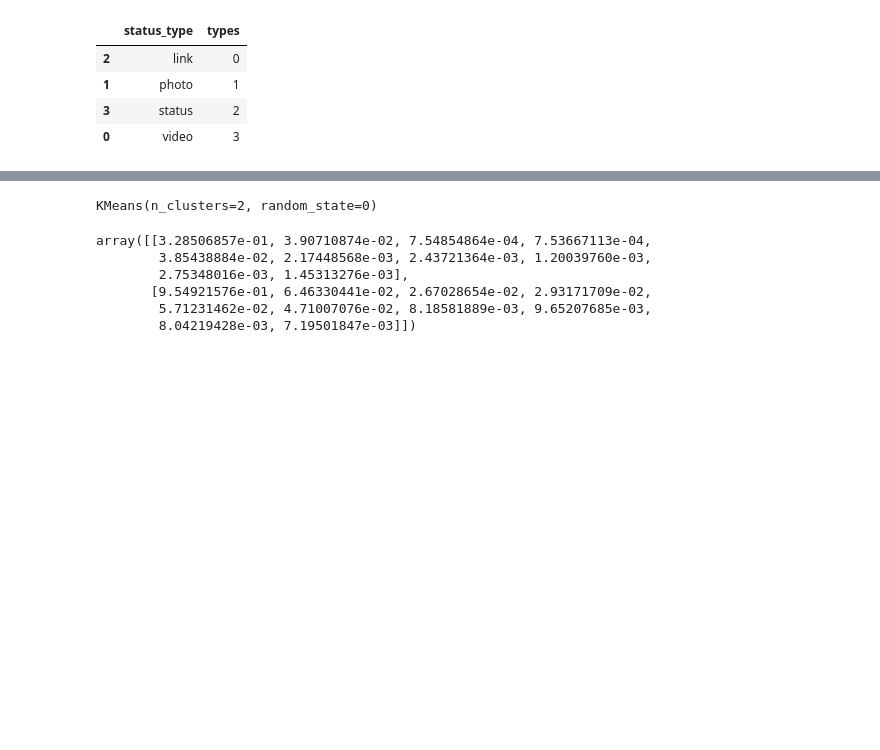
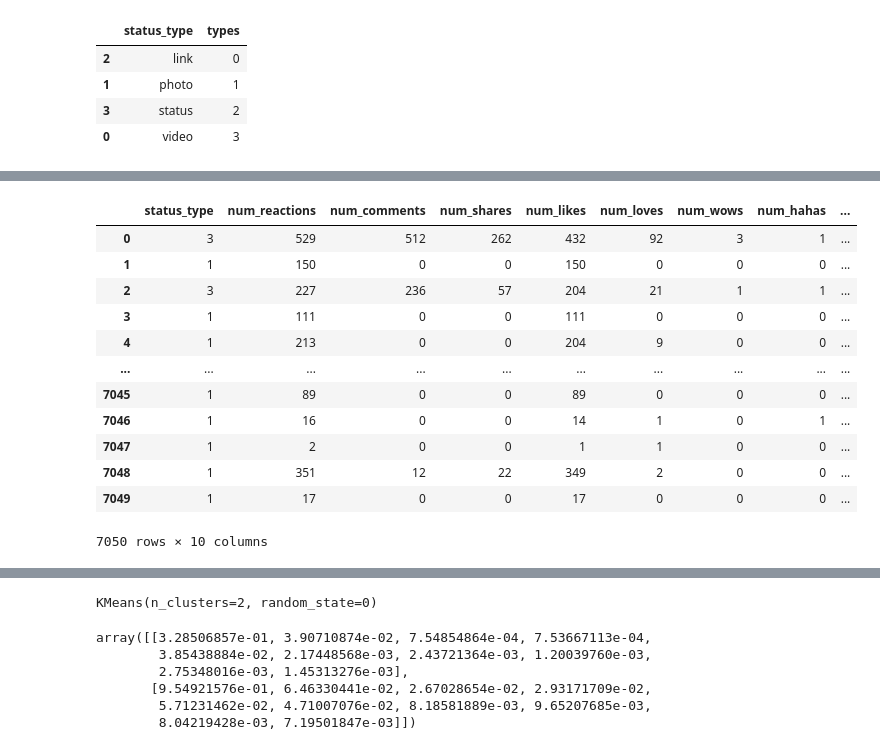
Before and after one commit to Likimeya/Algoritmos_de_aprendizaje_no_suvervisados_agrupacion, a Jupyter notebook: Tasca M8 T01.ipynb, the cells around one changed output, grey strips where cells are left out. Cells and saved outputs as stored; diff of their text form; code cells hidden in the pictures; blank space fills up the shorter version.

```diff
--- a/Tasca M8 T01.ipynb
+++ b/Tasca M8 T01.ipynb
@@ -154,0 +173,20 @@ X.head()
+# %%
+# label encoding to convert the status_type to numerical data
+
+le=LabelEncoder()
+df['status_type']=le.fit_transform(df['status_type'])
+df
+# %% [output]
+|  | status_type | num_reactions | num_comments | num_shares | num_likes | num_loves | num_wows | num_hahas | ... |
+| 0 | 3 | 529 | 512 | 262 | 432 | 92 | 3 | 1 | ... |
+| 1 | 1 | 150 | 0 | 0 | 150 | 0 | 0 | 0 | ... |
+| 2 | 3 | 227 | 236 | 57 | 204 | 21 | 1 | 1 | ... |
+| 3 | 1 | 111 | 0 | 0 | 111 | 0 | 0 | 0 | ... |
+| 4 | 1 | 213 | 0 | 0 | 204 | 9 | 0 | 0 | ... |
+| ... | ... | ... | ... | ... | ... | ... | ... | ... | ... |
+| 7045 | 1 | 89 | 0 | 0 | 89 | 0 | 0 | 0 | ... |
+| 7046 | 1 | 16 | 0 | 0 | 14 | 1 | 0 | 1 | ... |
+| 7047 | 1 | 2 | 0 | 0 | 1 | 1 | 0 | 0 | ... |
+| 7048 | 1 | 351 | 12 | 22 | 349 | 2 | 0 | 0 | ... |
+| 7049 | 1 | 17 | 0 | 0 | 17 | 0 | 0 | 0 | ... |
+7050 rows × 10 columns
```
Also changed, not shown: parts of 14 cells of this notebook.
